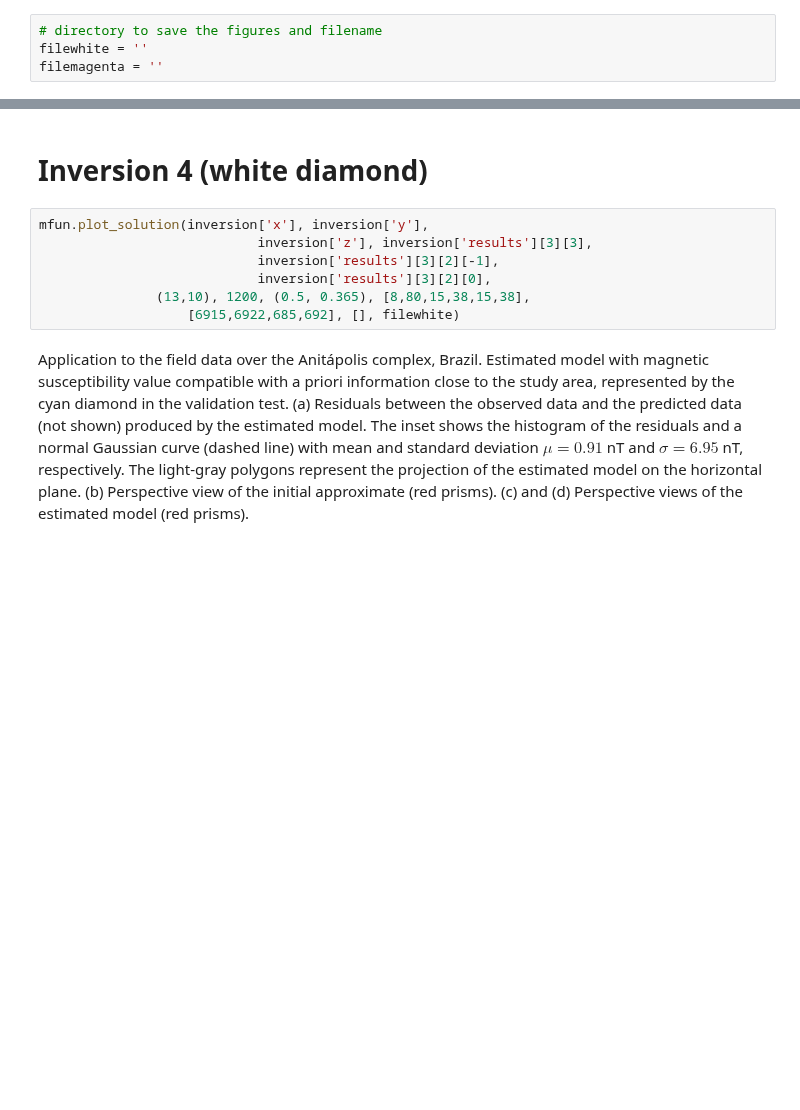
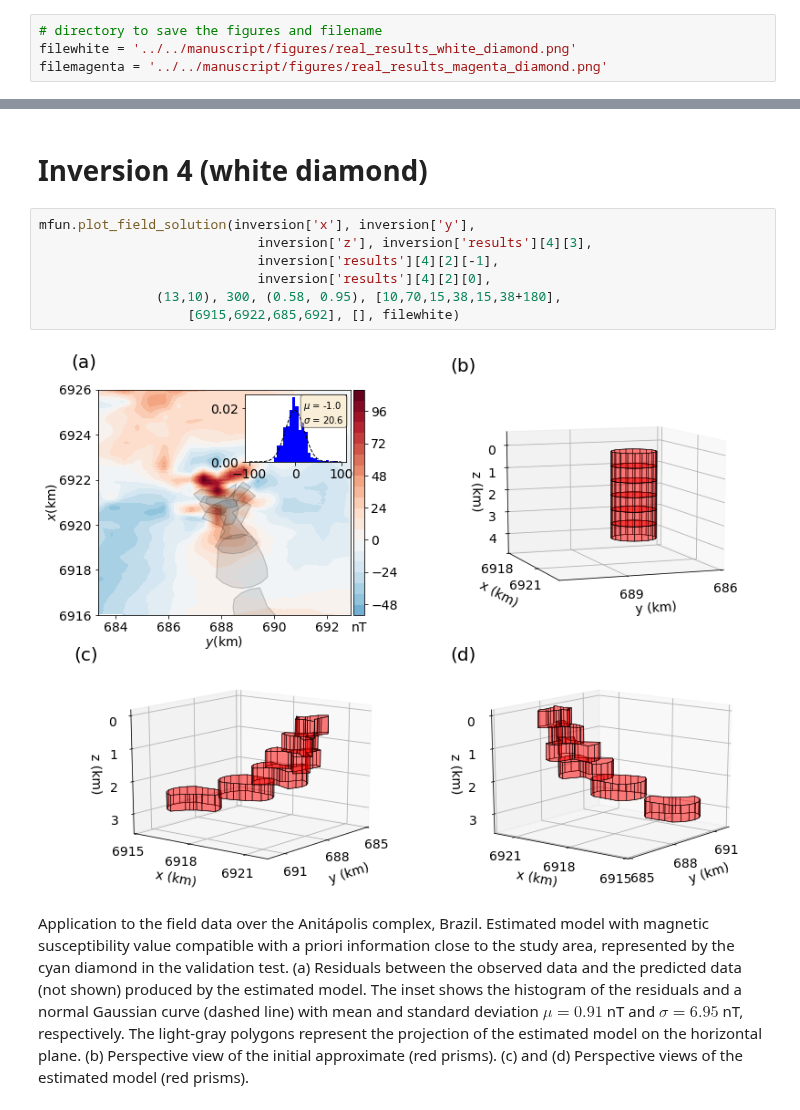
Before and after one commit to pinga-lab/magnetic-radial-inversion, a Jupyter notebook: code/anitapolis/plot_solutions.ipynb, the cells around one changed output, grey strips where cells are left out. Cells and saved outputs as stored; diff of their text form; blank space fills up the shorter version.

Commit message:
generating new figures

```diff
--- a/code/anitapolis/plot_solutions.ipynb
+++ b/code/anitapolis/plot_solutions.ipynb
@@ -29,8 +29,8 @@ with open(result_path+'inversion.pickle') as w:
         inversion = pickle.load(w)
 # %%
 # directory to save the figures and filename
-filewhite = ''
-filemagenta = ''
+filewhite = '../../manuscript/figures/real_results_white_diamond.png'
+filemagenta = '../../manuscript/figures/real_results_magenta_diamond.png'
 # %%
 volume = 0.
 momentum = 0.
@@ -55,12 +55,14 @@ inversion['initial_dz']
 # %% [markdown]
 # Inversion 4 (white diamond)
 # %%
-mfun.plot_solution(inversion['x'], inversion['y'],
-                            inversion['z'], inversion['results'][3][3],
-                            inversion['results'][3][2][-1],
-                            inversion['results'][3][2][0],
-               (13,10), 1200, (0.5, 0.365), [8,80,15,38,15,38],
+mfun.plot_field_solution(inversion['x'], inversion['y'],
+                            inversion['z'], inversion['results'][4][3],
+                            inversion['results'][4][2][-1],
+                            inversion['results'][4][2][0],
+               (13,10), 300, (0.58, 0.95), [10,70,15,38,15,38+180],
                    [6915,6922,685,692], [], filewhite)
+# %% [output]
+[figure, added]
 # %% [markdown]
 Application to the field data over the Anitápolis complex, Brazil. Estimated model with magnetic susceptibility value compatible with a priori information close to the study area, represented by the cyan diamond in the validation test. (a) Residuals between the observed data and the predicted data (not shown) produced by the estimated model. The inset shows the histogram of the residuals and a normal Gaussian curve (dashed line) with mean and standard deviation $\mu = 0.91$ nT and $\sigma = 6.95$ nT, respectively. The light-gray polygons represent the projection of the estimated model on the horizontal plane. (b) Perspective view of the initial approximate (red prisms). (c) and (d) Perspective views of the estimated model (red prisms).
 # %% [markdown]
```
Also changed, not shown: parts of 7 cells of this notebook, 10 other files.
